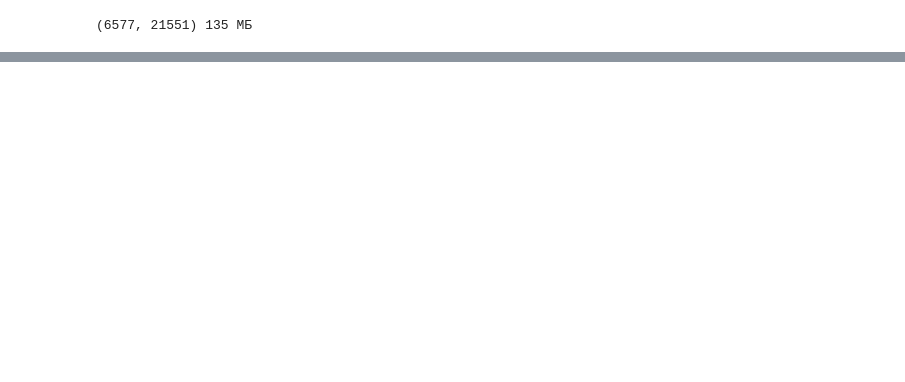
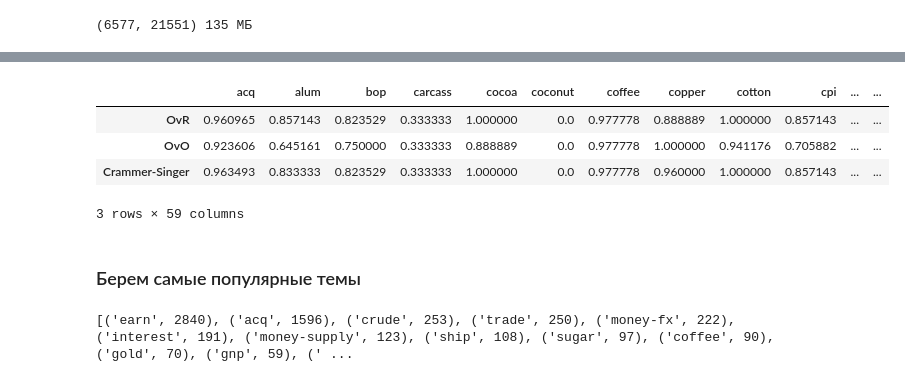
Before and after one commit to y3llowman/nlp, a Jupyter notebook: research.ipynb, the cells around one changed output, grey strips where cells are left out. Drawn from its saved outputs; the diff is of its cells as text; code cells hidden in the pictures; blank space fills up the shorter version.

```diff
--- a/research.ipynb
+++ b/research.ipynb
@@ -118,0 +159,20 @@ tr, va = validation_curve(pipe, text_train1, tags_train1, param_name="linearsvc_
+# %%
+f1.head(3)
+# %% [output]
+|  | acq | alum | bop | carcass | cocoa | coconut | coffee | copper | cotton | cpi | ... | ... |
+| OvR | 0.960965 | 0.857143 | 0.823529 | 0.333333 | 1.000000 | 0.0 | 0.977778 | 0.888889 | 1.000000 | 0.857143 | ... | ... |
+| OvO | 0.923606 | 0.645161 | 0.750000 | 0.333333 | 0.888889 | 0.0 | 0.977778 | 1.000000 | 0.941176 | 0.705882 | ... | ... |
+| Crammer-Singer | 0.963493 | 0.833333 | 0.823529 | 0.333333 | 1.000000 | 0.0 | 0.977778 | 0.960000 | 1.000000 | 0.857143 | ... | ... |
+3 rows × 59 columns
+# %% [markdown]
+### Берем самые популярные темы
+# %%
+most_common_themes = Counter(tags_train1).most_common(20)
+tags, counters = [], []
+for theme in most_common_themes:
+    tags.append(theme[0])
+    counters.append(theme[1])
+
+print([(tag, count) for tag, count in zip(tags,counters)])
+# %% [output]
+[('earn', 2840), ('acq', 1596), ('crude', 253), ('trade', 250), ('money-fx', 222), ('interest', 191), ('money-supply', 123), ('ship', 108), ('sugar', 97), ('coffee', 90), ('gold', 70), ('gnp', 59), (' ...
```
Also changed, not shown: parts of 6 cells of this notebook.
